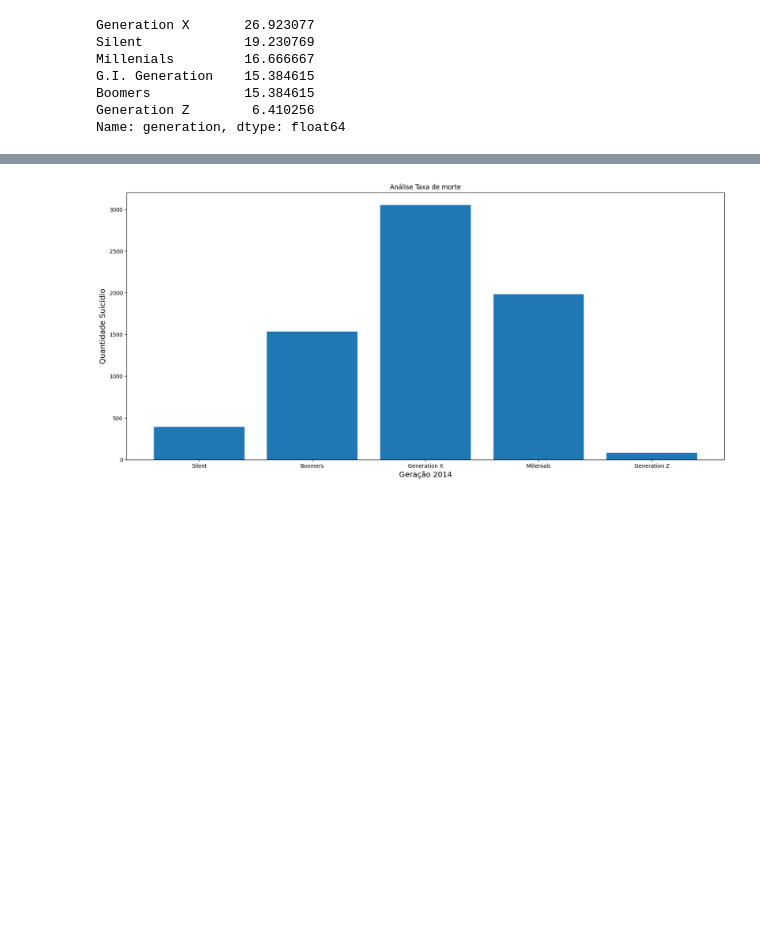
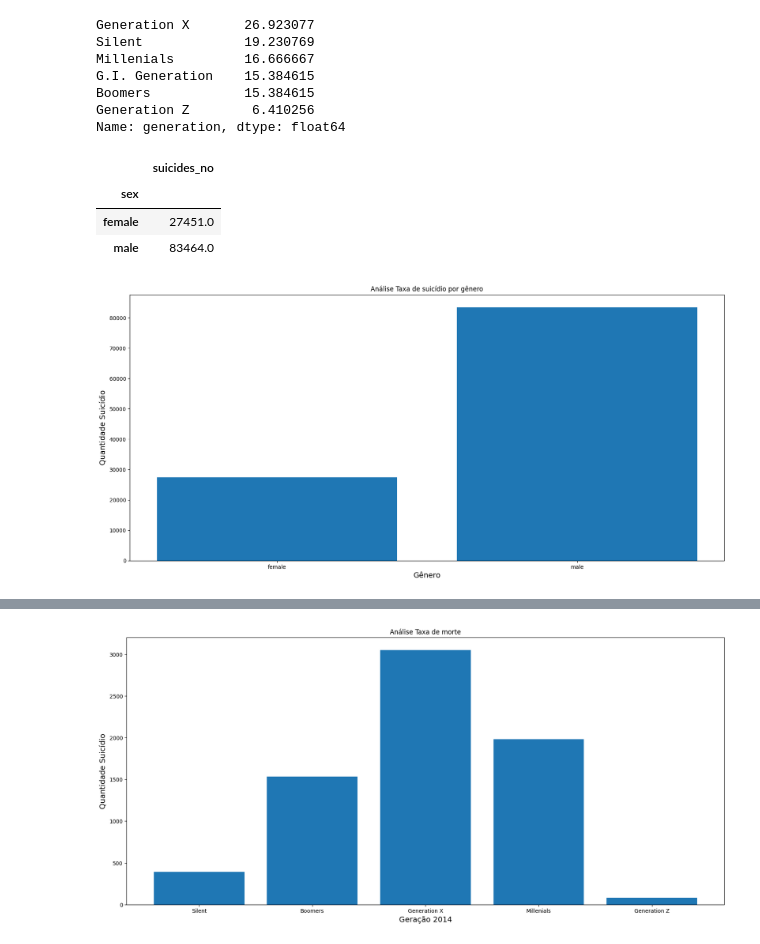
Before and after one commit to vitorhssouza/-Suicide-Rate-Project, a Jupyter notebook: taxa_suicidio.ipynb, the cells around one changed output, grey strips where cells are left out. Cells and saved outputs as stored; diff of their text form; code cells hidden in the pictures; blank space fills up the shorter version.

Commit message:
Fazendo analise do brasil completo

```diff
--- a/taxa_suicidio.ipynb
+++ b/taxa_suicidio.ipynb
@@ -291,3 +274,24 @@ G.I. Generation    15.384615
 Boomers            15.384615
 Generation Z        6.410256
 Name: generation, dtype: float64
+# %%
+# Verificando qual gênero cometeram mais suicidio
+
+analise_genero_brasil = brasil[['sex', 'suicides_no']].groupby(by=['sex']).sum()
+
+analise_genero_brasil
+# %% [output]
+|  | suicides_no |
+| sex |  |
+| female | 27451.0 |
+| male | 83464.0 |
+# %%
+# Visualizando qual gênero cometeram mais suicídio
+
+plt.figure(figsize=(20, 9))
+plt.title('Análise Taxa de suicídio por gênero')
+plt.bar(analise_genero_brasil.index, analise_genero_brasil['suicides_no'])
+plt.ylabel('Quantidade Suicídio', fontsize=14)
+plt.xlabel('Gênero', fontsize=14);
+# %% [output]
+[figure, added]
```
Also changed, not shown: parts of 10 cells of this notebook.
